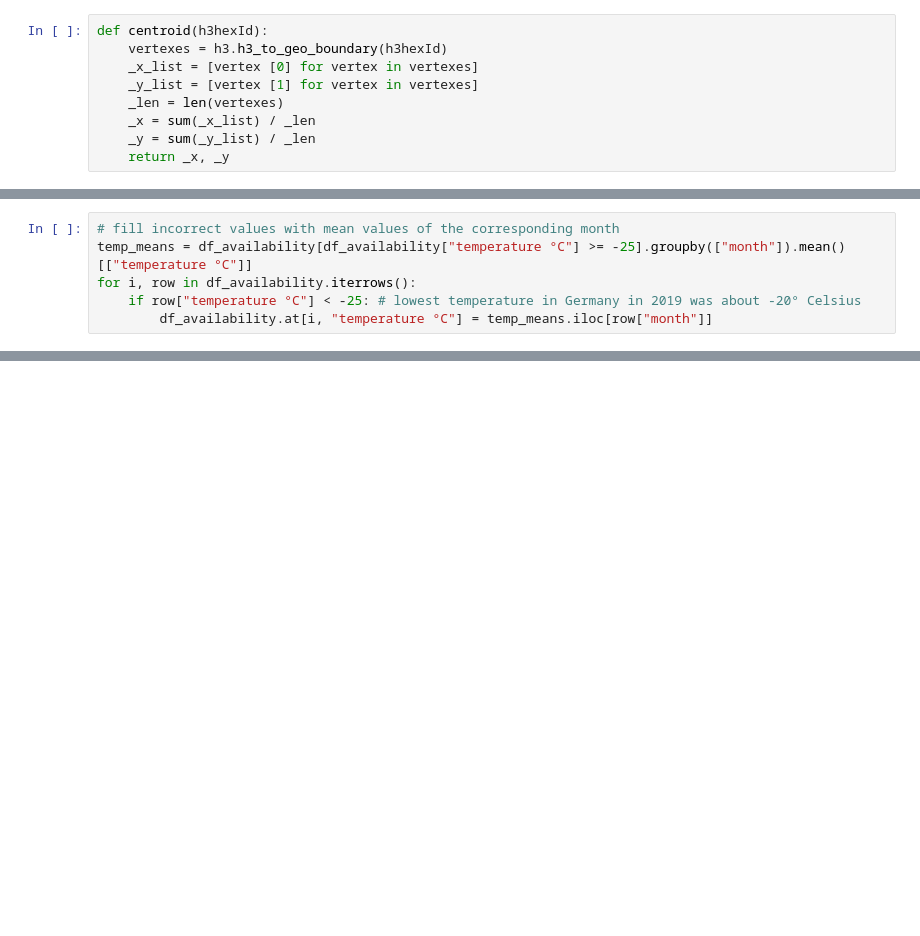
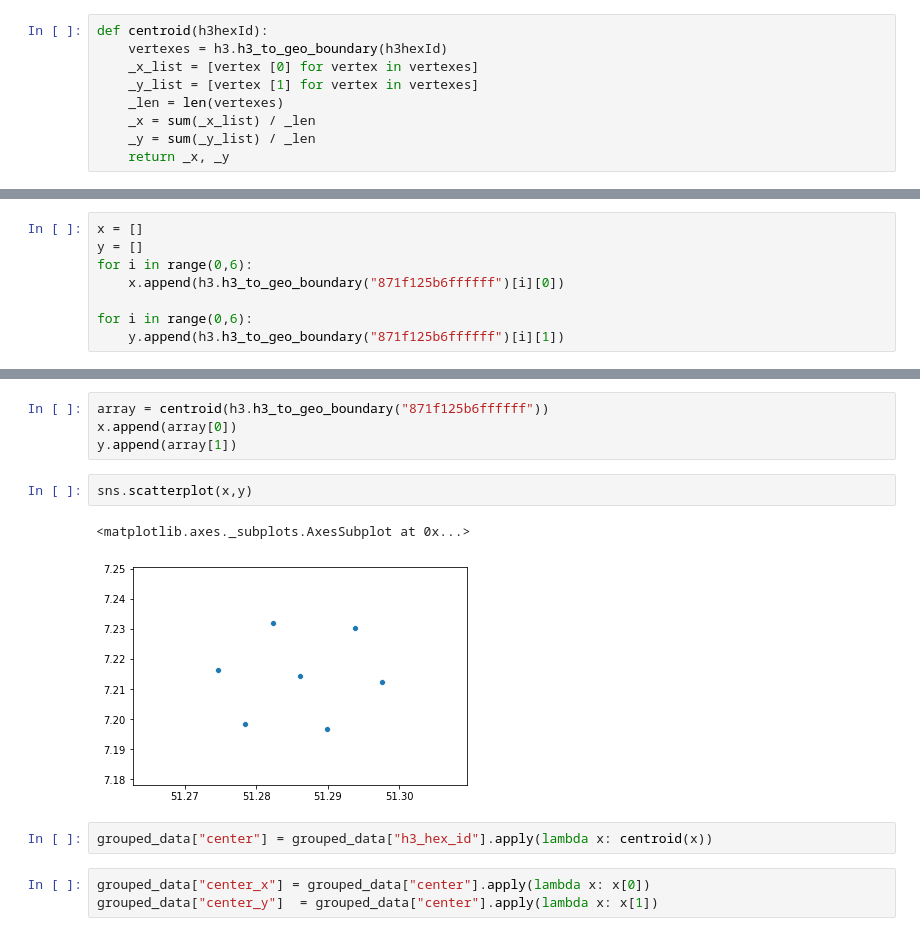
Before and after one commit to ey96/CallABike_Analytics, a Jupyter notebook: 04_SVR_Availability.ipynb, the cells around one changed output, grey strips where cells are left out. Saved outputs shown, nothing was run; the diff lists cells and outputs as text; blank space fills up the shorter version.

```diff
--- a/04_SVR_Availability.ipynb
+++ b/04_SVR_Availability.ipynb
@@ -581,6 +140,0 @@ df_availability.describe()
-# %%
-# fill incorrect values with mean values of the corresponding month
-temp_means = df_availability[df_availability["temperature °C"] >= -25].groupby(["month"]).mean()[["temperature °C"]]
-for i, row in df_availability.iterrows():
-    if row["temperature °C"] < -25: # lowest temperature in Germany in 2019 was about -20° Celsius
-        df_availability.at[i, "temperature °C"] = temp_means.iloc[row["month"]]
@@ -1745,0 +150,8 @@ ON TEST DATA
+# %%
+x = []
+y = []
+for i in range(0,6):
+    x.append(h3.h3_to_geo_boundary("871f125b6ffffff")[i][0])
+
+for i in range(0,6):
+    y.append(h3.h3_to_geo_boundary("871f125b6ffffff")[i][1])
@@ -1745,0 +176,14 @@ ON TEST DATA
+# %%
+array = centroid(h3.h3_to_geo_boundary("871f125b6ffffff"))
+x.append(array[0])
+y.append(array[1])
+# %%
+sns.scatterplot(x,y)
+# %% [output]
+<matplotlib.axes._subplots.AxesSubplot at 0x...>
+[figure, added]
+# %%
+grouped_data["center"] = grouped_data["h3_hex_id"].apply(lambda x: centroid(x))
+# %%
+grouped_data["center_x"] = grouped_data["center"].apply(lambda x: x[0])
+grouped_data["center_y"]  = grouped_data["center"].apply(lambda x: x[1])
```
Also changed, not shown: parts of 148 cells of this notebook.
